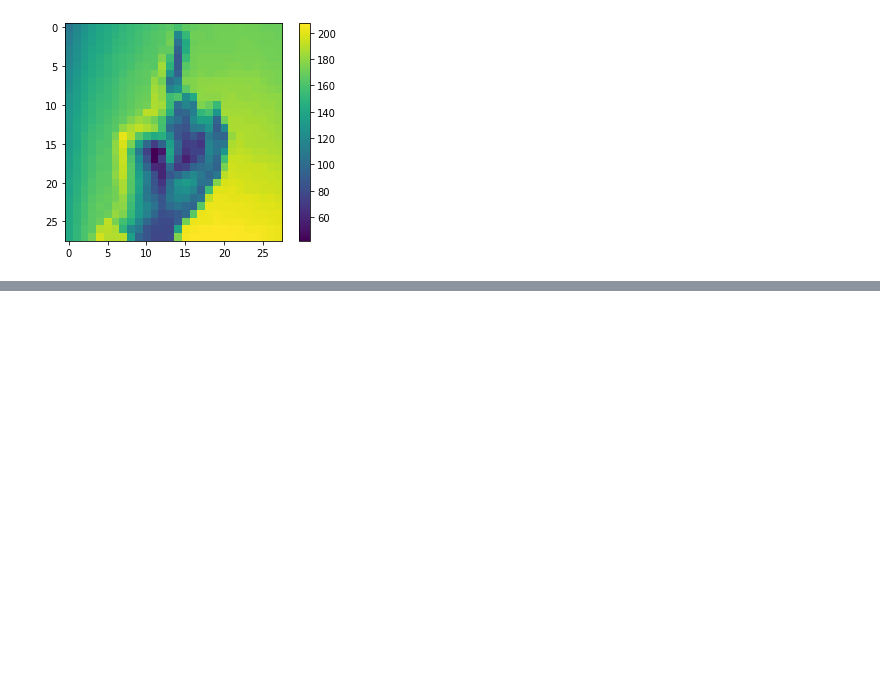
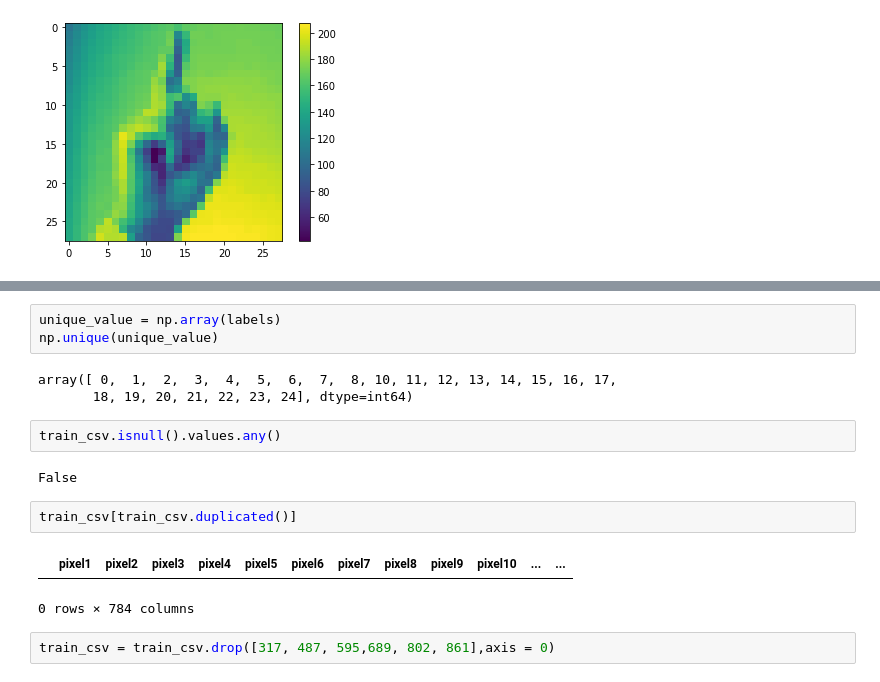
Before and after one commit to DanielSarmiento04/LearnigMachineLearning-TensorFlow, a Jupyter notebook: RedesNeuronales/CargarDataSet.ipynb, the cells around one changed output, grey strips where cells are left out. Drawn from its saved outputs; the diff is of its cells as text; blank space fills up the shorter version.

```diff
--- a/RedesNeuronales/CargarDataSet.ipynb
+++ b/RedesNeuronales/CargarDataSet.ipynb
@@ -131,0 +187,17 @@ plt.show()
+# %%
+unique_value = np.array(labels)
+np.unique(unique_value)
+# %% [output]
+array([ 0,  1,  2,  3,  4,  5,  6,  7,  8, 10, 11, 12, 13, 14, 15, 16, 17,
+       18, 19, 20, 21, 22, 23, 24], dtype=int64)
+# %%
+train_csv.isnull().values.any()
+# %% [output]
+False
+# %%
+train_csv[train_csv.duplicated()]
+# %% [output]
+|  | pixel1 | pixel2 | pixel3 | pixel4 | pixel5 | pixel6 | pixel7 | pixel8 | pixel9 | pixel10 | ... | ... |
+0 rows × 784 columns
+# %%
+train_csv = train_csv.drop([317, 487, 595,689, 802, 861],axis = 0)
```
Also changed, not shown: parts of 11 cells of this notebook, 2 other files.
